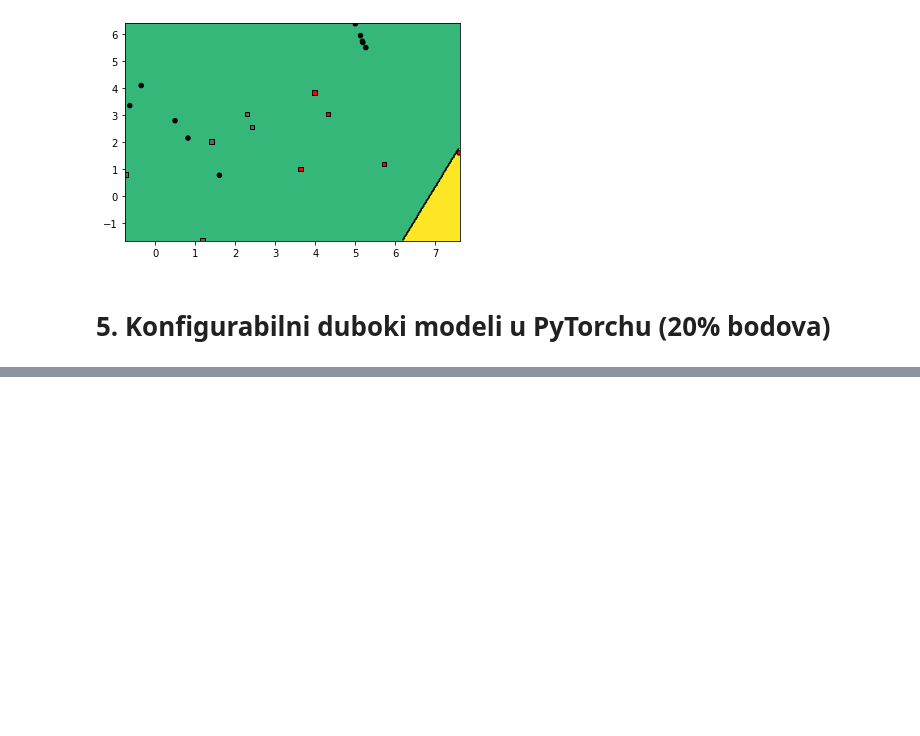
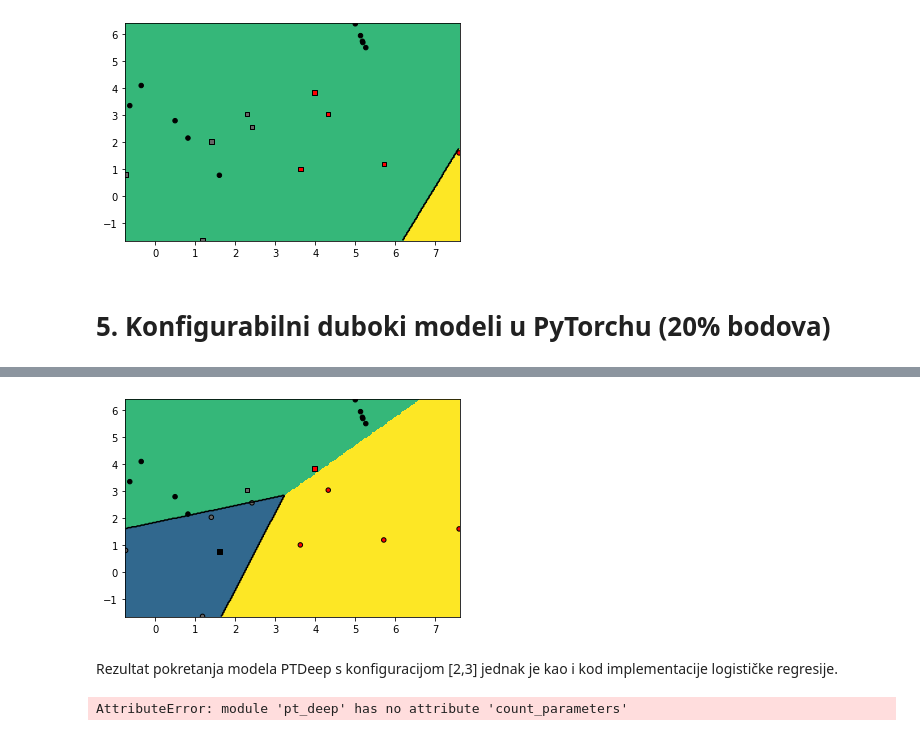
Before and after one commit to angello2/DU, a Jupyter notebook: lab1/lab1.ipynb, the cells around one changed output, grey strips where cells are left out. Cells and saved outputs as stored; diff of their text form; code cells hidden in the pictures; blank space fills up the shorter version.

Commit message:
some more work on pt_deep

```diff
--- a/lab1/lab1.ipynb
+++ b/lab1/lab1.ipynb
@@ -352,3 +368,38 @@ Precision & recall for class 2 :  (0.2, 1.0)
 [figure]
 # %% [markdown]
 # 5. Konfigurabilni duboki modeli u PyTorchu (20% bodova)
+# %%
+import pt_deep
+
+# inicijaliziraj generatore slučajnih brojeva
+np.random.seed(100)
+
+# instanciraj podatke X i labele Yoh_
+X,Y_ = data.sample_gmm_2d(4, 3, 5)
+Yoh_ = data.class_to_onehot(Y_)
+
+# definiraj model:
+parameter_list = [2, 3]
+ptd = pt_deep.PTDeep(parameter_list)
+
+X = torch.from_numpy(X)
+Yoh_ = torch.from_numpy(Yoh_)
+
+ptd.train(X, Yoh_, 1000, 0.1)
+
+# dohvati vjerojatnosti na skupu za učenje
+probs = ptd.evaluate(X)
+
+# ispiši performansu (preciznost i odziv po razredima)
+accuracy, pr, M = data.eval_perf_multi(probs, Y_)
+print("Accuracy: ", accuracy)
+for i in range(3):
+    print("Precision & recall for class", i, ": ", pr[i])
+
+
+# iscrtaj rezultate, decizijsku plohu
+rect = (np.min(X.numpy(), axis=0), np.max(X.numpy(), axis=0))
+data.graph_surface(lambda X: ptd.evaluate(X), rect)
+data.graph_data(X, Y_, probs)
+plt.show()
+# %% [output]
@@ -354,0 +420,7 @@ Precision & recall for class 2 :  (0.2, 1.0)
+[figure, added]
+# %% [markdown]
+Rezultat pokretanja modela PTDeep s konfiguracijom [2,3] jednak je kao i kod implementacije logističke regresije.
+# %%
+print(pt_deep.count_parameters(ptd))
+# %% [output]
+AttributeError: module 'pt_deep' has no attribute 'count_parameters'
```
Also changed, not shown: parts of 11 cells of this notebook, 2 other files.
